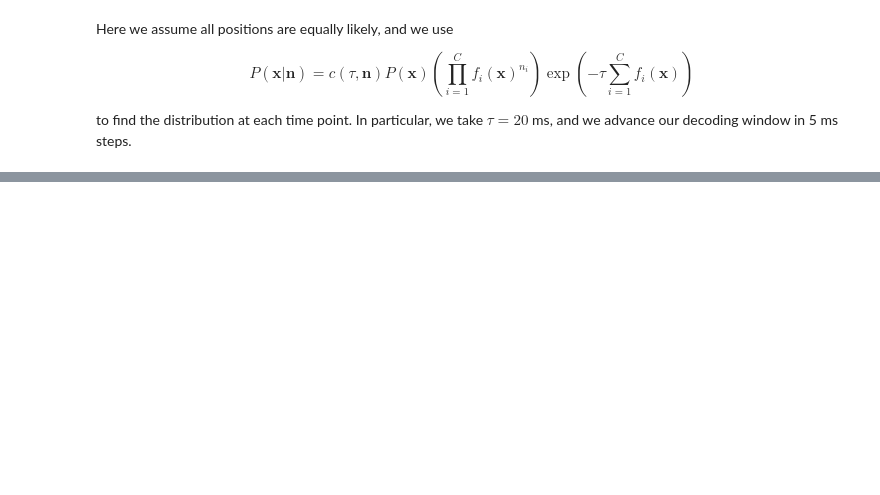
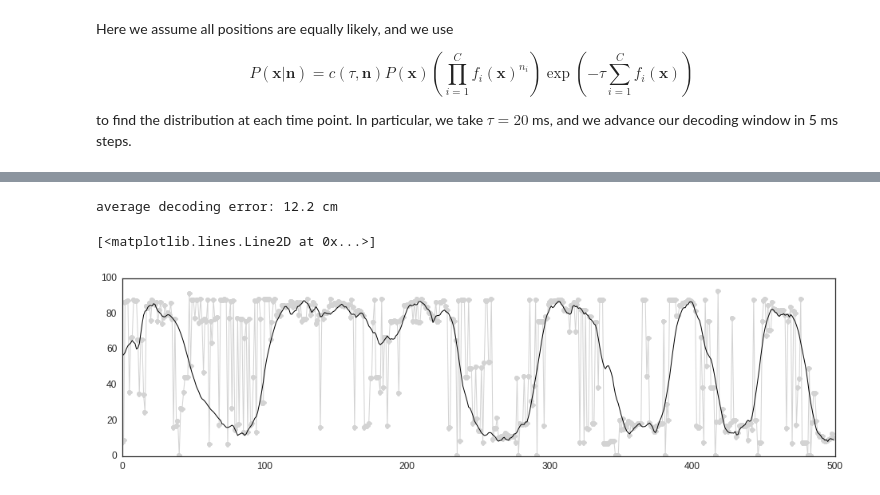
Before and after one commit to eackermann/hc-3, a Jupyter notebook: [2] place field visualization.ipynb, the cells around one changed output, grey strips where cells are left out. Saved outputs shown, nothing was run; the diff lists cells and outputs as text; code cells hidden in the pictures; blank space fills up the shorter version.

```diff
--- a/[2] place field visualization.ipynb
+++ b/[2] place field visualization.ipynb
@@ -567,0 +640,48 @@ len(runindex_supersampled)
+# %%
+# problem with approach!!! Discontinuities exist in run segments, so that smoothing can average temporally discontinuous segments!
+
+# solution: first get code working on ALL data (not just run data). However, SWR events can still throw off estimates...
+
+ss_spk_counts2_run = ss_spk_counts2[ss_runindex]
+ss_truepos_run = ss_truepos[ss_runindex]
+
+x = ss_pfbincenters # spatial bins **could resample smoothed place fields onto new spatial grid as well, if we want to make it more flexible
+
+#n  C x 1        changes every time step
+#fi C x 1        never changes
+#f  C x nbins    never changes
+
+trange=1
+P = np.zeros((len(ss_pfbincenters),trange))
+dec_errors = []
+f = ss_pfsmooth[pindex,:]
+dec_pos = np.zeros((len(ss_runindex),1))
+for tt in np.arange(0,len(ss_runindex)-bins_per_window): #len(spk_counts2_5ms_run)-4):
+    #tt+=1 # time index
+    n = ss_spk_counts2_run[tt:tt+bins_per_window,pindex].sum(axis=0)
+
+    nn = np.tile(n,(len(ss_pfbincenters),1)).T
+    if nn.max() == 0:
+        #print('No spikes in window, so cannot decode position!')
+        P = P
+    else:
+        P = np.exp((np.log((f)**(nn))).sum(axis=0) - tau*f.sum(axis=0))
+        P = P/P.sum() # normalization not strictly necessary
+        est_pos = P.argmax()
+
+        #print("estimated position: {0:2.1f} cm; actual position: {1:2.1f} cm".format(bins[est_pos],truepos_5ms_run[tt]))
+        #print("decoding error: {0:2.1f} cm". format(np.abs(bins[est_pos] -truepos_5ms_run[tt])))
+        dec_errors.append(np.abs(x[est_pos] -ss_truepos_run[tt+round(bins_per_window/2)]))
+        dec_errors.append(np.abs(x[est_pos] -ss_truepos_run[tt+0]))
+
+    dec_pos[tt] = x[P.argmax()]
+
+print("average decoding error: {0:2.1f} cm".format(np.array(dec_errors).mean()))
+# %% [output]
+average decoding error: 12.2 cm
+# %%
+plt.plot(dec_pos[0:500],linewidth=1,color='lightgray',marker='o')
+plt.plot(ss_truepos_run[round(bins_per_window/2):500+round(bins_per_window/2)],linewidth=1,color='k')
+# %% [output]
+[<matplotlib.lines.Line2D at 0x...>]
+[figure, added]
```
Also changed, not shown: parts of 36 cells of this notebook, 3 other files.
